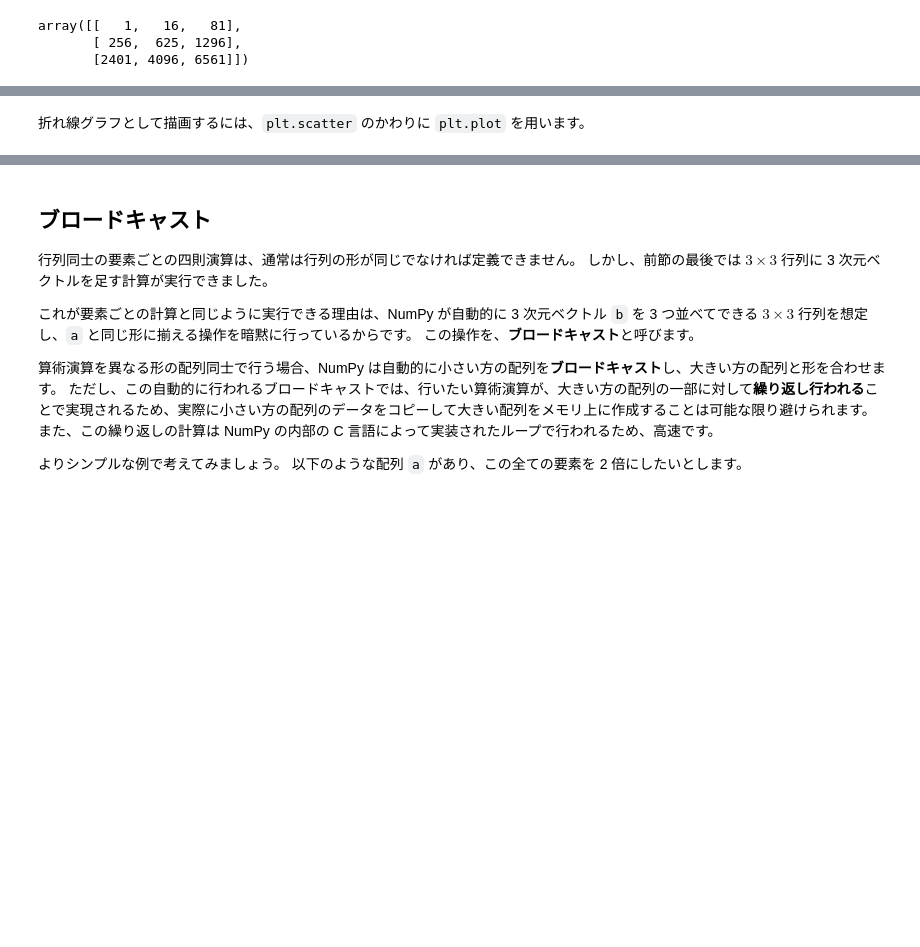
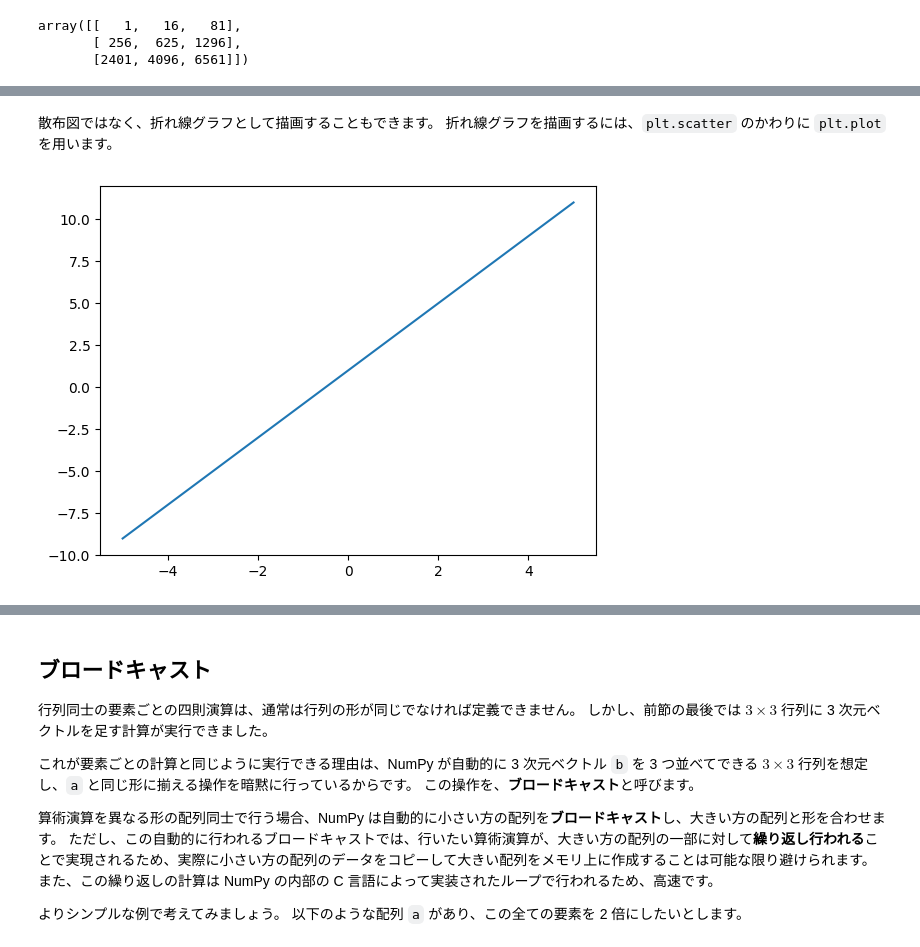
Before and after one commit to ykinolab-tokai/initial-training-2024, a Jupyter notebook: text/03_Elementary_Math_and_NumPy.ipynb, the cells around one changed output, grey strips where cells are left out. Saved outputs shown, nothing was run; the diff lists cells and outputs as text; code cells hidden in the pictures; blank space fills up the shorter version.

```diff
--- a/text/03_Elementary_Math_and_NumPy.ipynb
+++ b/text/03_Elementary_Math_and_NumPy.ipynb
@@ -413,0 +420,11 @@ array([[   1,   16,   81],
+# %%
+import numpy as np
+
+a = 2 # 傾き
+b = 1 # 切片
+
+x = np.arange(-5, 6) # -5 から 6 まで (6は含まない) の整数を並べた1次元配列
+y = a * x + b
+
+for i in range(len(x)):
+    print(f"x: {x[i]:3}, y: {y[i]:3}")
@@ -420,11 +449,0 @@ Matplotlib を利用してグラフを描画する際には、 `matplotlib.pyplo
-# %%
-import numpy as np
-import matplotlib.pyplot as plt
-
-a = 2 # 傾き
-b = 1 # 切片
-
-x = np.arange(-10, 11) # -10 から 11 まで (11は含まない) の整数を並べた1次元配列
-y = a * x + b
-
-plt.scatter(x, y) # 散布図グラフを描画
@@ -431,2 +457,8 @@ plt.scatter(x, y) # 散布図グラフを描画
 # %% [markdown]
-折れ線グラフとして描画するには、`plt.scatter` のかわりに `plt.plot` を用います。
+散布図ではなく、折れ線グラフとして描画することもできます。
+折れ線グラフを描画するには、`plt.scatter` のかわりに `plt.plot` を用います。
+# %%
+plt.plot(x, y)
+plt.show()
+# %% [output]
+[figure, added]
```
Also changed, not shown: parts of 19 cells of this notebook.
